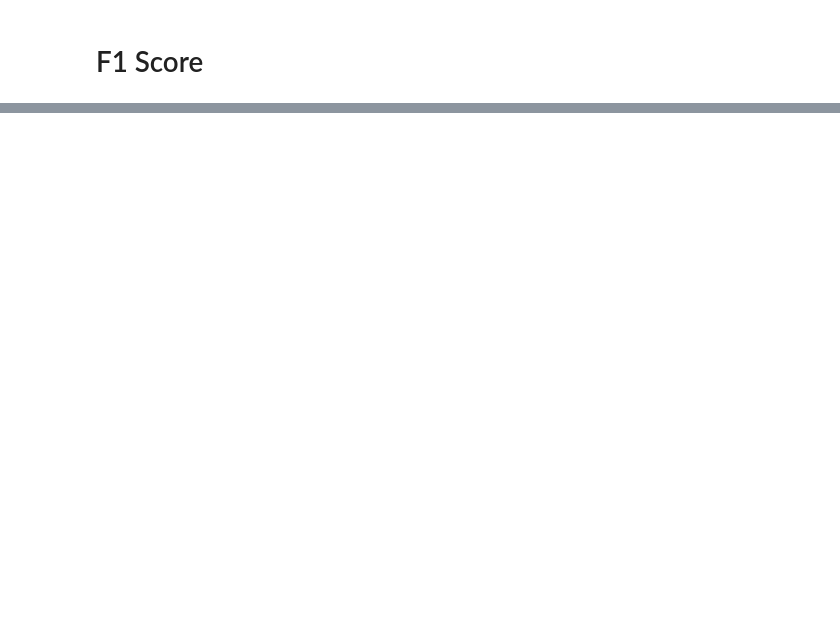
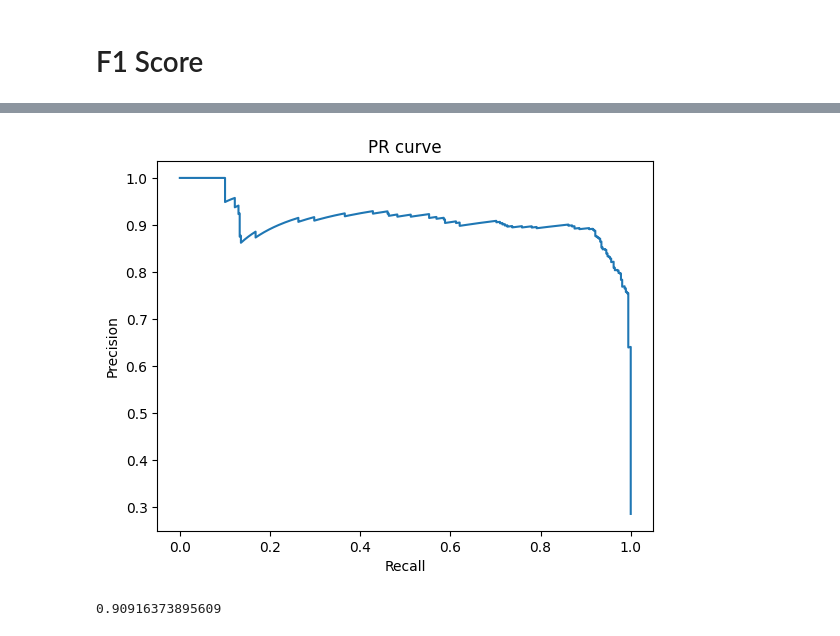
Before and after one commit to piyush1856/machine-learning-algorithms, a Jupyter notebook: 07_Classification_Metrics.ipynb, the cells around one changed output, grey strips where cells are left out. Cells and saved outputs as stored; diff of their text form; code cells hidden in the pictures; blank space fills up the shorter version.

```diff
--- a/07_Classification_Metrics.ipynb
+++ b/07_Classification_Metrics.ipynb
@@ -146,0 +215,18 @@ f1Score:0.8638036809815951
+# %%
+from sklearn.metrics import precision_recall_curve
+from sklearn.metrics import auc
+
+precision, recall, thr = precision_recall_curve(y_test, probabilites)
+
+plt.plot(recall, precision)
+
+plt.xlabel('Recall')
+plt.ylabel('Precision')
+plt.title('PR curve')
+plt.show()
+# %% [output]
+[figure, added]
+# %%
+auc(recall, precision)
+# %% [output]
+0.90916373895609
```
Also changed, not shown: parts of 25 cells of this notebook.
